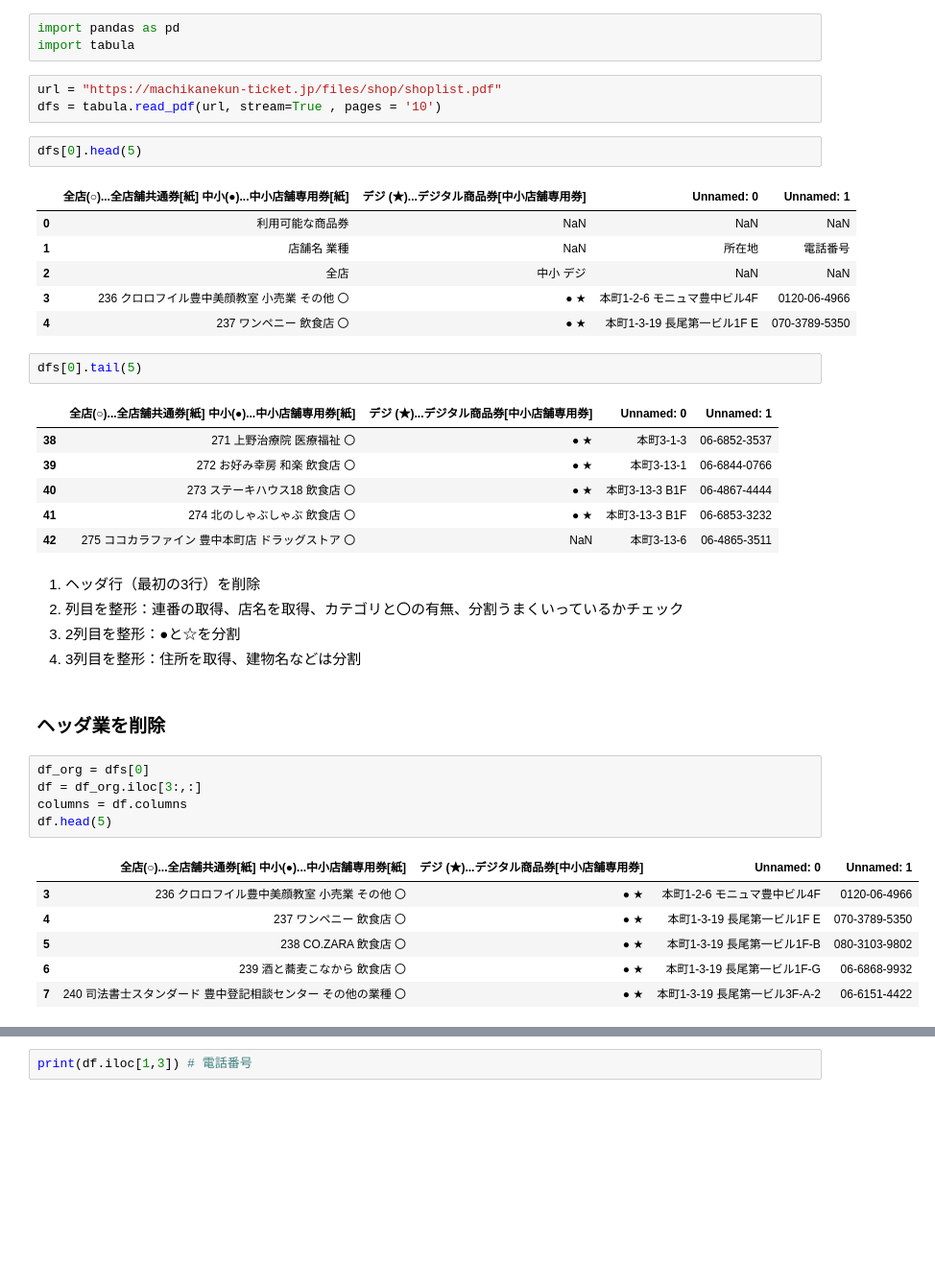
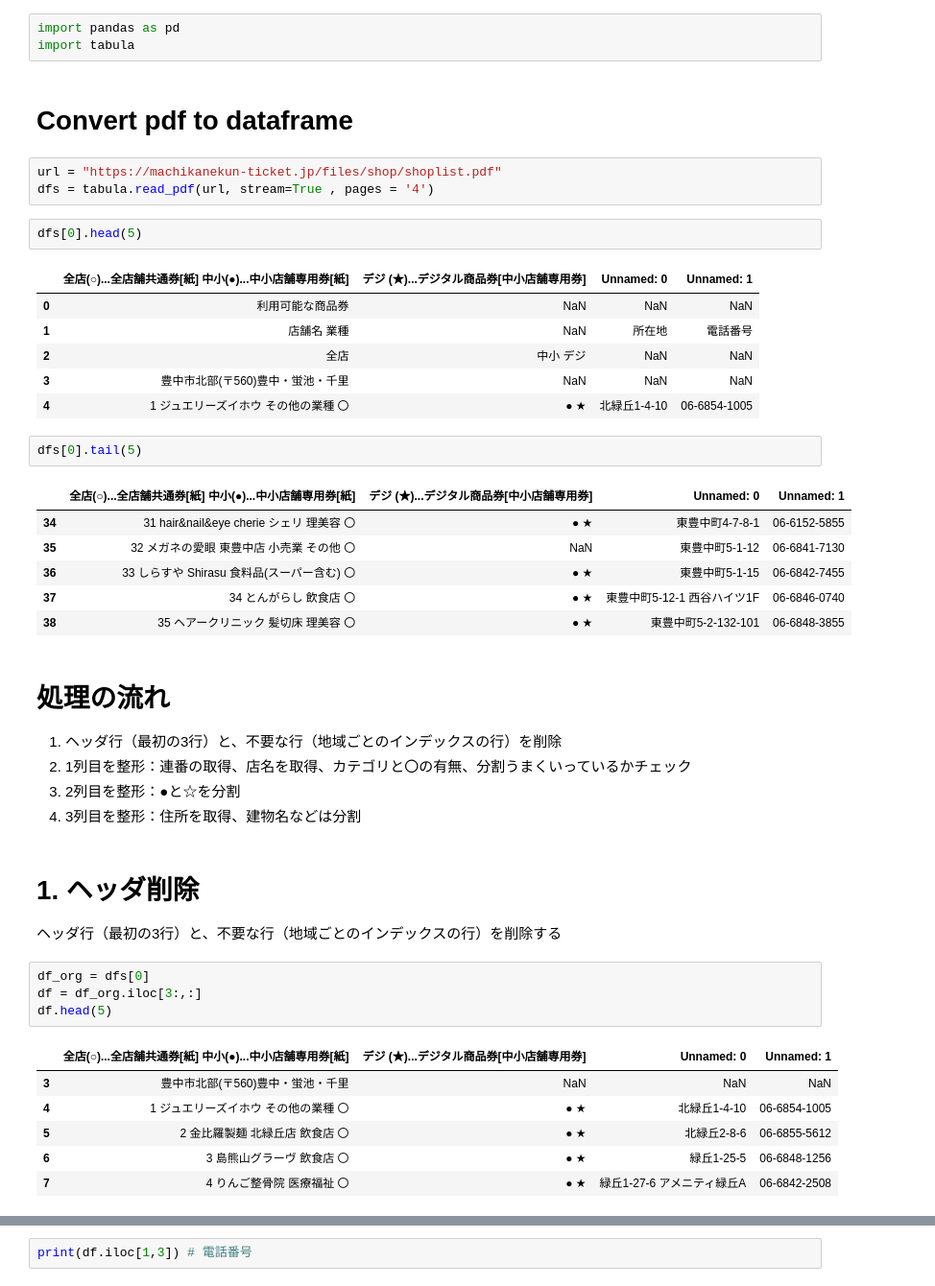
Before and after one commit to yhiguchijp/Machikane, a Jupyter notebook: ExtractShopsFromPdf.ipynb, the cells around one changed output, grey strips where cells are left out. Shown: that part at 96% size. Cells and saved outputs as stored; diff of their text form; blank space fills up the shorter version.

```diff
--- a/ExtractShopsFromPdf.ipynb
+++ b/ExtractShopsFromPdf.ipynb
@@ -19,9 +16,11 @@ Note: you may need to restart the kernel to use updated packages.
 # %%
 import pandas as pd
 import tabula
+# %% [markdown]
+# Convert pdf to dataframe
 # %%
 url = "https://machikanekun-ticket.jp/files/shop/shoplist.pdf"
-dfs = tabula.read_pdf(url, stream=True , pages = '10')
+dfs = tabula.read_pdf(url, stream=True , pages = '4')
 # %%
 dfs[0].head(5)
 # %% [output]
@@ -29,33 +28,34 @@ dfs[0].head(5)
 | 0 | 利用可能な商品券 | NaN | NaN | NaN |
 | 1 | 店舗名 業種 | NaN | 所在地 | 電話番号 |
 | 2 | 全店 | 中小 デジ | NaN | NaN |
-| 3 | 236 クロロフイル豊中美顔教室 小売業 その他 〇 | ● ★ | 本町1-2-6 モニュマ豊中ビル4F | 0120-06-4966 |
-| 4 | 237 ワンペニー 飲食店 〇 | ● ★ | 本町1-3-19 長尾第一ビル1F E | 070-3789-5350 |
+| 3 | 豊中市北部(〒560)豊中・蛍池・千里 | NaN | NaN | NaN |
+| 4 | 1 ジュエリーズイホウ その他の業種 〇 | ● ★ | 北緑丘1-4-10 | 06-6854-1005 |
 # %%
 dfs[0].tail(5)
 # %% [output]
 |  | 全店(○)...全店舗共通券[紙] 中小(●)...中小店舗専用券[紙] | デジ (★)...デジタル商品券[中小店舗専用券] | Unnamed: 0 | Unnamed: 1 |
-| 38 | 271 上野治療院 医療福祉 〇 | ● ★ | 本町3-1-3 | 06-6852-3537 |
-| 39 | 272 お好み幸房 和楽 飲食店 〇 | ● ★ | 本町3-13-1 | 06-6844-0766 |
-| 40 | 273 ステーキハウス18 飲食店 〇 | ● ★ | 本町3-13-3 B1F | 06-4867-4444 |
-| 41 | 274 北のしゃぶしゃぶ 飲食店 〇 | ● ★ | 本町3-13-3 B1F | 06-6853-3232 |
-| 42 | 275 ココカラファイン 豊中本町店 ドラッグストア 〇 | NaN | 本町3-13-6 | 06-4865-3511 |
+| 34 | 31 hair&nail&eye cherie シェリ 理美容 〇 | ● ★ | 東豊中町4-7-8-1 | 06-6152-5855 |
+| 35 | 32 メガネの愛眼 東豊中店 小売業 その他 〇 | NaN | 東豊中町5-1-12 | 06-6841-7130 |
+| 36 | 33 しらすや Shirasu 食料品(スーパー含む) 〇 | ● ★ | 東豊中町5-1-15 | 06-6842-7455 |
+| 37 | 34 とんがらし 飲食店 〇 | ● ★ | 東豊中町5-12-1 西谷ハイツ1F | 06-6846-0740 |
+| 38 | 35 ヘアークリニック 髪切床 理美容 〇 | ● ★ | 東豊中町5-2-132-101 | 06-6848-3855 |
 # %% [markdown]
-1. ヘッダ行（最初の3行）を削除
-2. 列目を整形：連番の取得、店名を取得、カテゴリと〇の有無、分割うまくいっているかチェック
+# 処理の流れ
+1. ヘッダ行（最初の3行）と、不要な行（地域ごとのインデックスの行）を削除
+2. 1列目を整形：連番の取得、店名を取得、カテゴリと〇の有無、分割うまくいっているかチェック
 3. 2列目を整形：●と☆を分割
 4. 3列目を整形：住所を取得、建物名などは分割
 # %% [markdown]
-### ヘッダ業を削除
+# 1. ヘッダ削除
+ヘッダ行（最初の3行）と、不要な行（地域ごとのインデックスの行）を削除する
 # %%
 df_org = dfs[0]
 df = df_org.iloc[3:,:]
-columns = df.columns
 df.head(5)
 # %% [output]
 |  | 全店(○)...全店舗共通券[紙] 中小(●)...中小店舗専用券[紙] | デジ (★)...デジタル商品券[中小店舗専用券] | Unnamed: 0 | Unnamed: 1 |
-| 3 | 236 クロロフイル豊中美顔教室 小売業 その他 〇 | ● ★ | 本町1-2-6 モニュマ豊中ビル4F | 0120-06-4966 |
-| 4 | 237 ワンペニー 飲食店 〇 | ● ★ | 本町1-3-19 長尾第一ビル1F E | 070-3789-5350 |
-| 5 | 238 CO.ZARA 飲食店 〇 | ● ★ | 本町1-3-19 長尾第一ビル1F-B | 080-3103-9802 |
-| 6 | 239 酒と蕎麦こなから 飲食店 〇 | ● ★ | 本町1-3-19 長尾第一ビル1F-G | 06-6868-9932 |
-| 7 | 240 司法書士スタンダード 豊中登記相談センター その他の業種 〇 | ● ★ | 本町1-3-19 長尾第一ビル3F-A-2 | 06-6151-4422 |
+| 3 | 豊中市北部(〒560)豊中・蛍池・千里 | NaN | NaN | NaN |
+| 4 | 1 ジュエリーズイホウ その他の業種 〇 | ● ★ | 北緑丘1-4-10 | 06-6854-1005 |
+| 5 | 2 金比羅製麺 北緑丘店 飲食店 〇 | ● ★ | 北緑丘2-8-6 | 06-6855-5612 |
+| 6 | 3 島熊山グラーヴ 飲食店 〇 | ● ★ | 緑丘1-25-5 | 06-6848-1256 |
+| 7 | 4 りんご整骨院 医療福祉 〇 | ● ★ | 緑丘1-27-6 アメニティ緑丘A | 06-6842-2508 |
```
Also changed, not shown: parts of 35 cells of this notebook, 3 other files.
